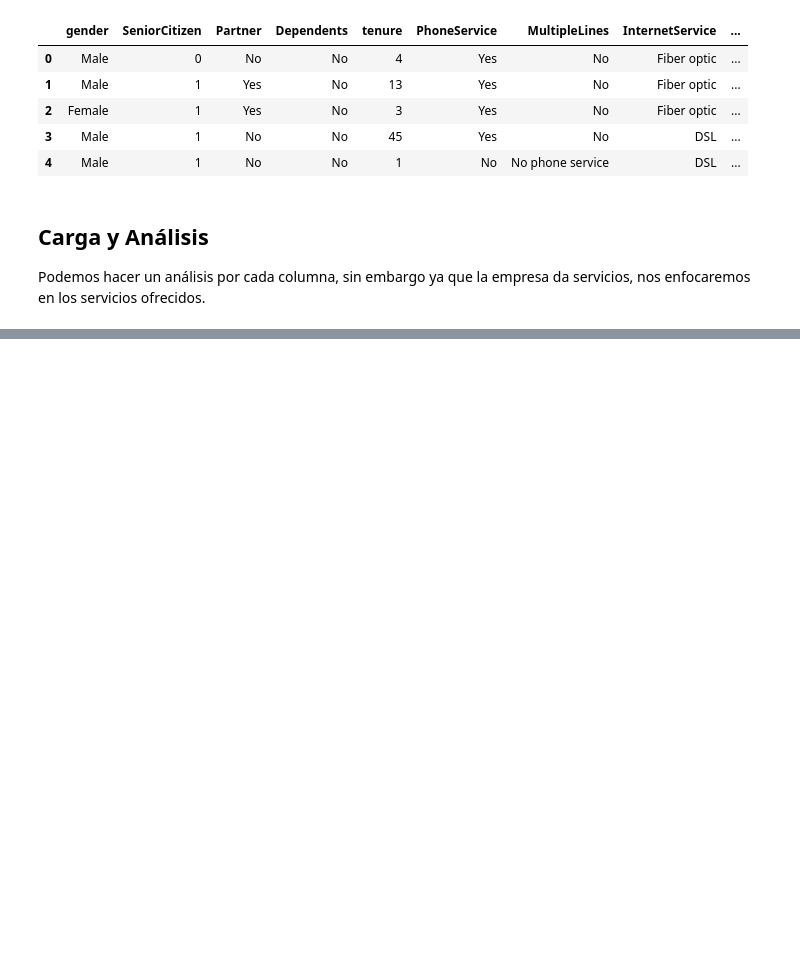
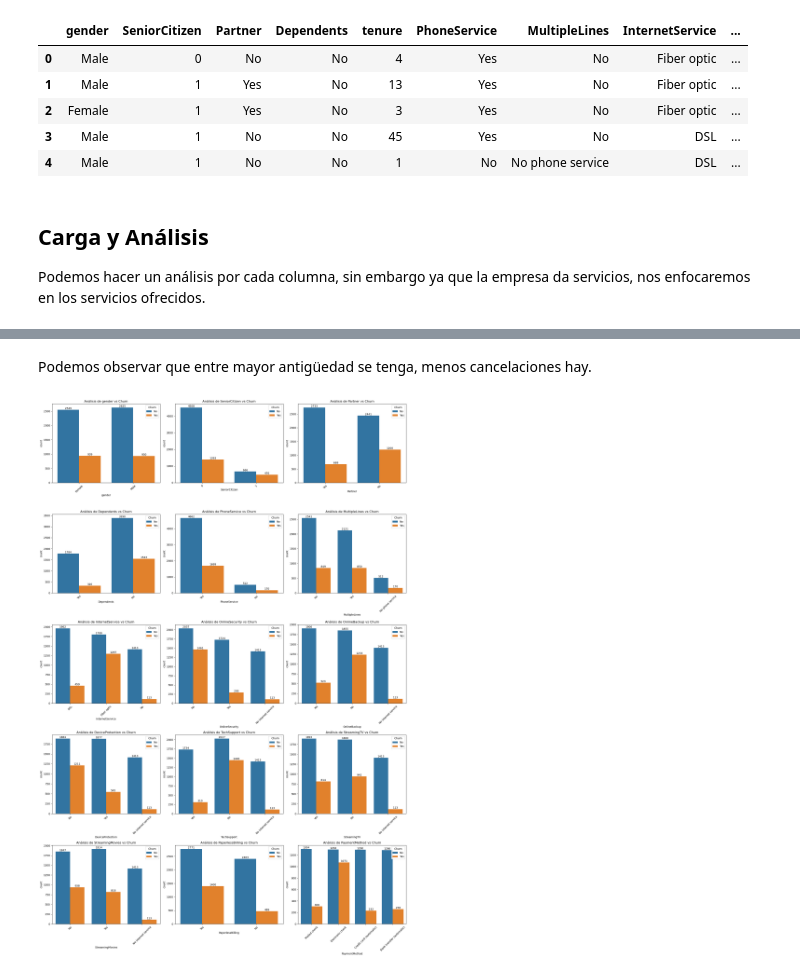
Before and after one commit to OscarLara/ChallengeTelecomX, a Jupyter notebook: ChallengeTelecomX.ipynb, the cells around one changed output, grey strips where cells are left out. Saved outputs shown, nothing was run; the diff lists cells and outputs as text; code cells hidden in the pictures; blank space fills up the shorter version.

```diff
--- a/ChallengeTelecomX.ipynb
+++ b/ChallengeTelecomX.ipynb
@@ -443,0 +483,29 @@ churn["gender"].sum()
+# %% [markdown]
+Podemos observar que entre mayor antigüedad se tenga, menos cancelaciones hay.
+# %%
+cols_cat = [
+    'gender', 'SeniorCitizen', 'Partner', 'Dependents',
+    'PhoneService', 'MultipleLines', 'InternetService',
+    'OnlineSecurity', 'OnlineBackup', 'DeviceProtection',
+    'TechSupport', 'StreamingTV', 'StreamingMovies',
+    'PaperlessBilling', 'PaymentMethod'
+]
+
+# Configuramos el tamaño de la figura (varias filas y columnas)
+plt.figure(figsize=(20, 30))
+
+for i, col in enumerate(cols_cat):
+    plt.subplot(5, 3, i + 1) # Creamos una cuadrícula de 5x3
+    ax = sns.countplot(data=df, x=col, hue='Churn')
+
+    # Añadimos los totales sobre las barras
+    for container in ax.containers:
+        ax.bar_label(container, fontsize=10)
+
+    plt.title(f'Análisis de {col} vs Churn')
+    plt.xticks(rotation=45)
+
+plt.tight_layout()
+plt.show()
+# %% [output]
+[figure, added]
```
Also changed, not shown: parts of 14 cells of this notebook.
